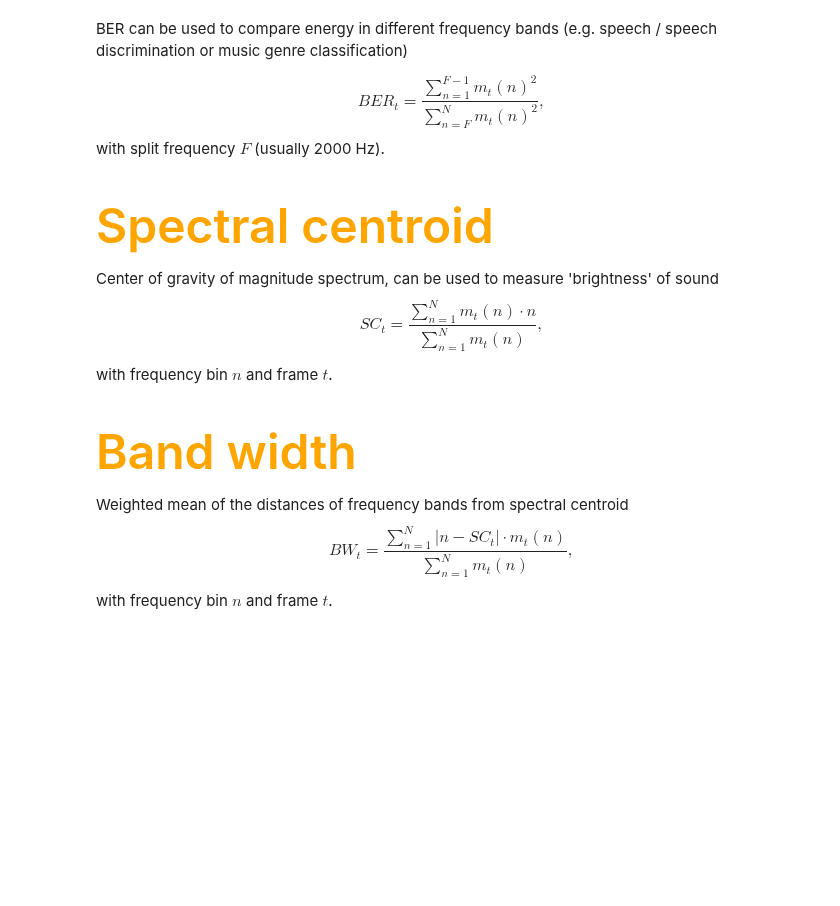
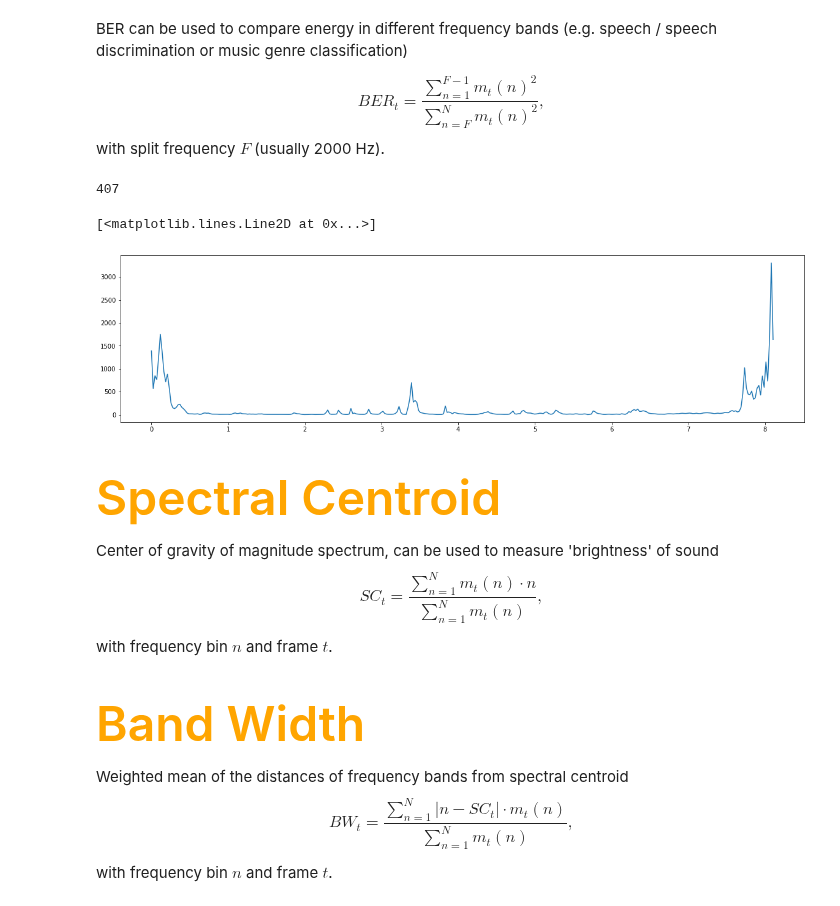
Before and after one commit to HNuijens/PythonAudioProcessing, a Jupyter notebook: Analysis/Extracting Frequency-Domain Audio Features.ipynb, the cells around one changed output. Saved outputs shown, nothing was run; the diff lists cells and outputs as text; code cells hidden in the pictures; blank space fills up the shorter version.

Commit message:
added band energy ratio

```diff
--- a/Analysis/Extracting Frequency-Domain Audio Features.ipynb
+++ b/Analysis/Extracting Frequency-Domain Audio Features.ipynb
@@ -20,8 +32,46 @@ BER can be used to compare energy in different frequency bands (e.g. speech / sp
     BER_t = \frac{\sum_{n=1}^{F-1}m_t(n)^2}{\sum_{n=F}^{N}m_t(n)^2},
 \end{equation}
 with split frequency $F$ (usually 2000 Hz).
+# %%
+def get_split_frequency_bin(STFT, split_frequency_in_Hz, sample_rate):
+    frequency_range = sample_rate / 2
+    frequency_delta_per_bin = frequency_range / STFT.shape[0]
+    split_frequency_bin = np.floor(split_frequency_in_Hz / frequency_delta_per_bin)
+    return int(split_frequency_bin)
+# %%
+split_frequency_bin = get_split_frequency_bin(STFT, 2000, sr)
+STFT.shape[1]
+# %% [output]
+407
+# %%
+def get_band_energy_ratio(STFT, split_frequency_in_Hz, sample_rate):
+    split_frequency_in_Hz = get_split_frequency_bin(STFT, split_frequency_in_Hz, sample_rate)
+
+    # power spectrogram
+    power_spec = np.abs(STFT) ** 2
+    power_spec = power_spec.T
+
+    BER = []
+
+    for frequencies_in_frame in power_spec:
+        sum_power_low_bins = np.sum(frequencies_in_frame[:split_frequency_bin])
+        sum_power_high_bins = np.sum(frequencies_in_frame[split_frequency_bin:])
+        ber_curr_frame = sum_power_low_bins / sum_power_high_bins
+        BER.append(ber_curr_frame)
+
+    return np.array(BER)
+# %%
+BER = get_band_energy_ratio(STFT, 2000, sr)
+
+t = librosa.frames_to_time(range(0,len(BER)), hop_length=hop_size)
+
+plt.figure(figsize=(20, 5))
+plt.plot(t[0:350],BER[0:350])
+# %% [output]
+[<matplotlib.lines.Line2D at 0x...>]
+[figure, added]
 # %% [markdown]
-<h1 style = "font-size:3rem;color:orange">Spectral centroid</h1>
+<h1 style = "font-size:3rem;color:orange">Spectral Centroid</h1>
 # %% [markdown]
 Center of gravity of magnitude spectrum, can be used to measure 'brightness' of sound
 \begin{equation}
@@ -32,5 +89,5 @@ with frequency bin $n$ and frame $t$.
 # %% [markdown]
-<h1 style = "font-size:3rem;color:orange">Band width</h1>
+<h1 style = "font-size:3rem;color:orange">Band Width</h1>
 # %% [markdown]
 Weighted mean of the distances of frequency bands from spectral centroid
 \begin{equation}
```
Also changed, not shown: parts of 2 cells of this notebook.
